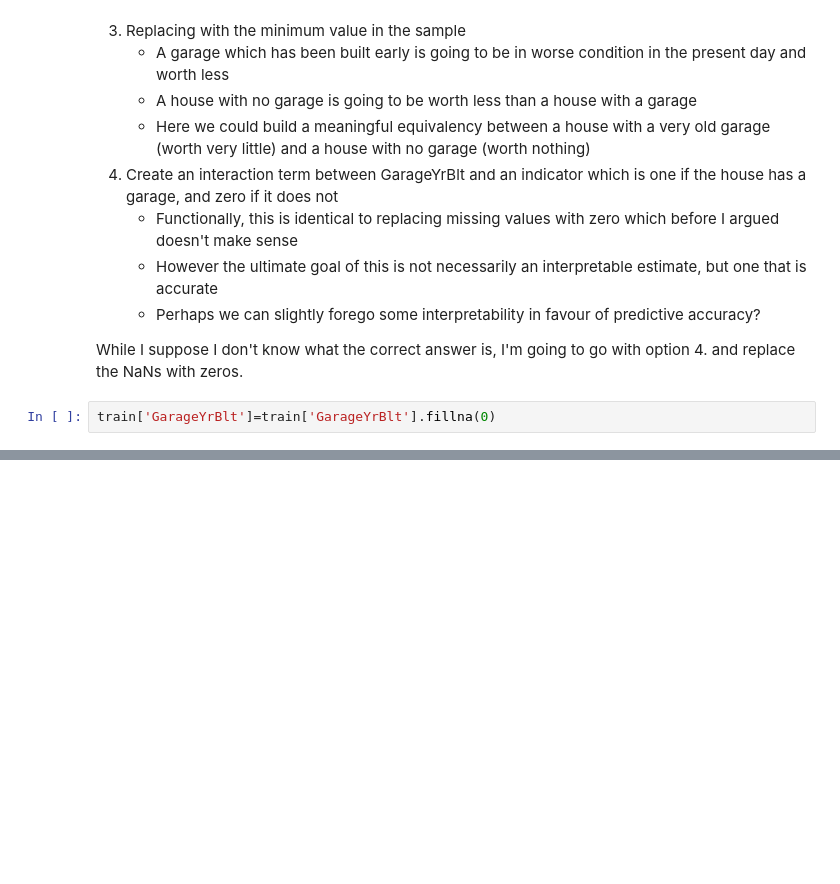
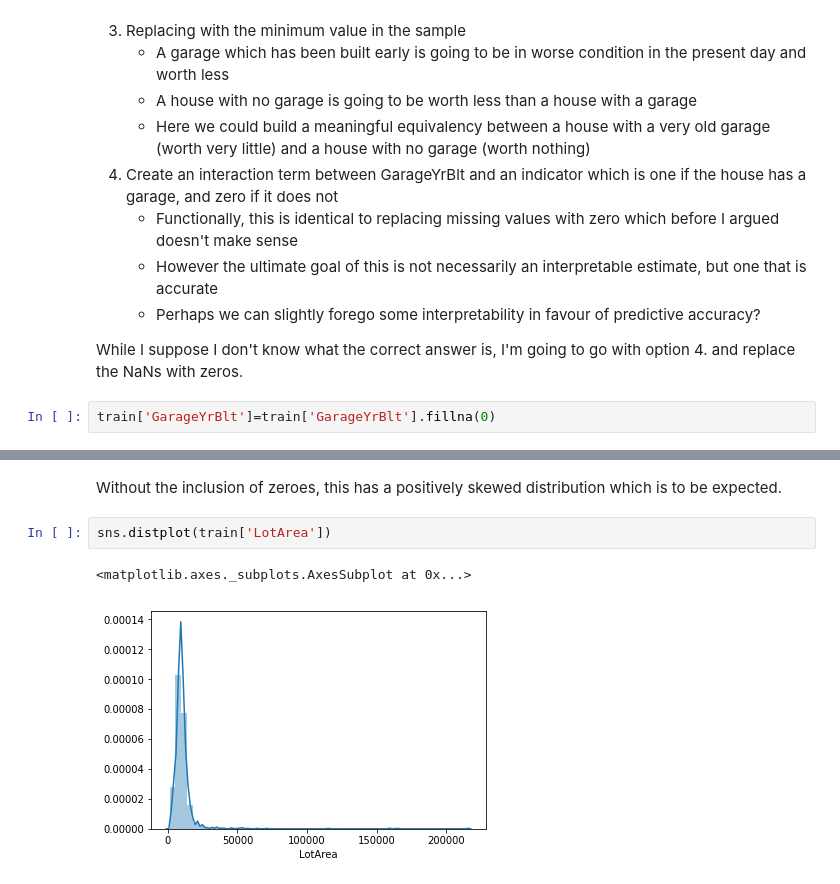
Before and after one commit to hxyue1/House-Prices, a Jupyter notebook: EDA.ipynb, the cells around one changed output, grey strips where cells are left out. Saved outputs shown, nothing was run; the diff lists cells and outputs as text; blank space fills up the shorter version.

```diff
--- a/EDA.ipynb
+++ b/EDA.ipynb
@@ -187,0 +216,7 @@ Also, while we do run the risk of having multicollinearity in our explanatory va
+# %% [markdown]
+Without the inclusion of zeroes, this has a positively skewed distribution which is to be expected.
+# %%
+sns.distplot(train['LotArea'])
+# %% [output]
+<matplotlib.axes._subplots.AxesSubplot at 0x...>
+[figure, added]
```
Also changed, not shown: parts of 20 cells of this notebook, 1 other file.
